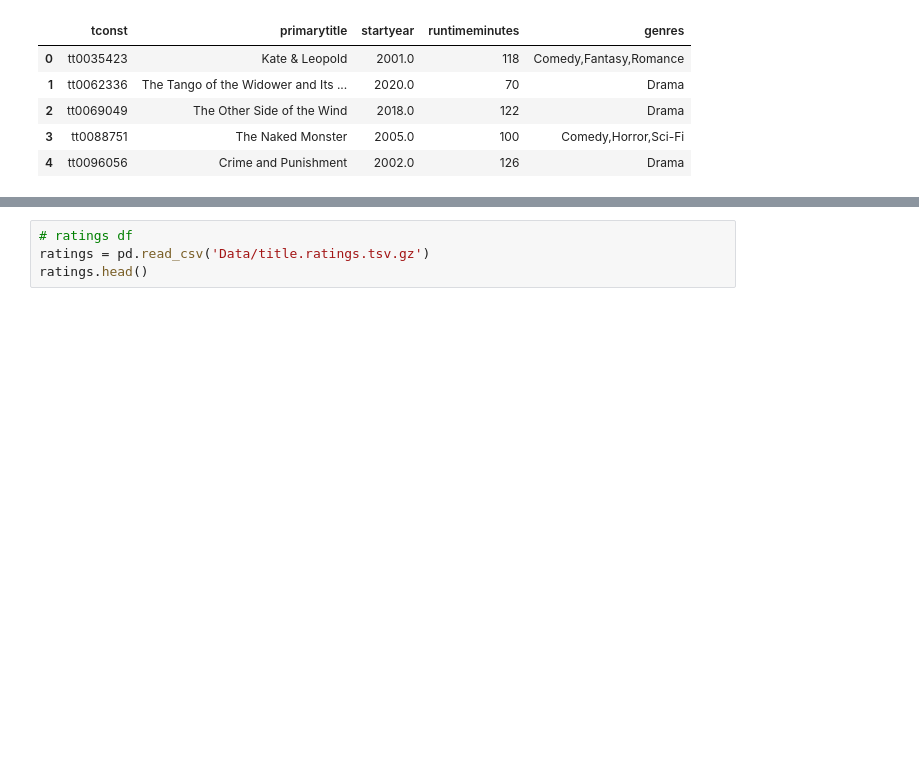
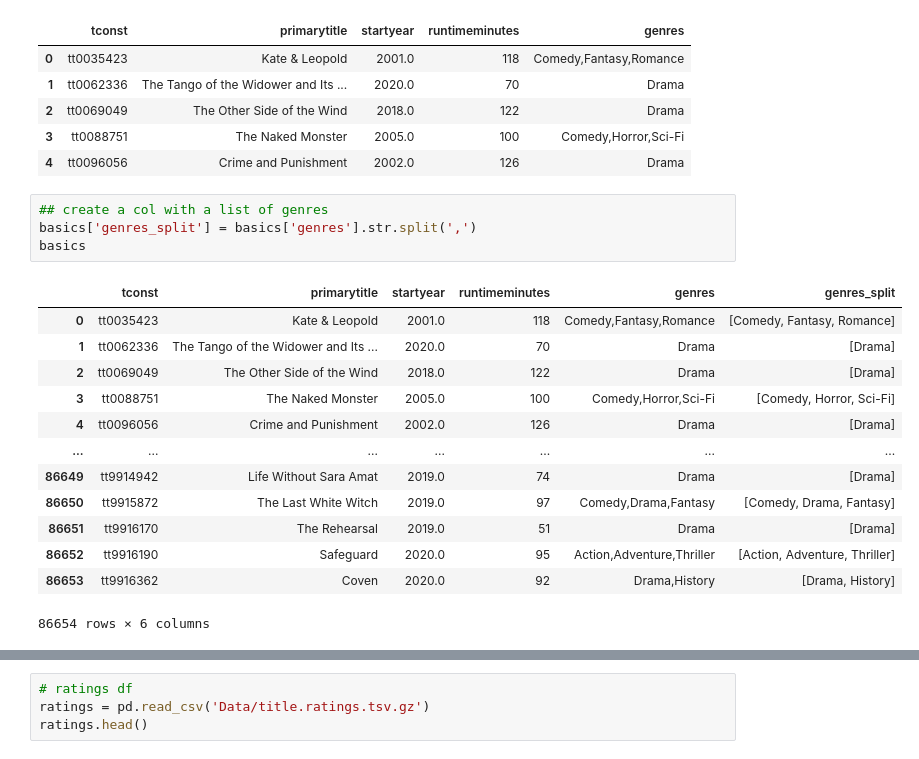
Before and after one commit to pmontecinos23/IMDb-Enrichment, a Jupyter notebook: Untitled.ipynb, the cells around one changed output, grey strips where cells are left out. Saved outputs shown, nothing was run; the diff lists cells and outputs as text; blank space fills up the shorter version.

```diff
--- a/Untitled.ipynb
+++ b/Untitled.ipynb
@@ -27,3 +27,21 @@ basics.head()
 | 2 | tt0069049 | The Other Side of the Wind | 2018.0 | 122 | Drama |
 | 3 | tt0088751 | The Naked Monster | 2005.0 | 100 | Comedy,Horror,Sci-Fi |
 | 4 | tt0096056 | Crime and Punishment | 2002.0 | 126 | Drama |
+# %%
+## create a col with a list of genres
+basics['genres_split'] = basics['genres'].str.split(',')
+basics
+# %% [output]
+|  | tconst | primarytitle | startyear | runtimeminutes | genres | genres_split |
+| 0 | tt0035423 | Kate & Leopold | 2001.0 | 118 | Comedy,Fantasy,Romance | [Comedy, Fantasy, Romance] |
+| 1 | tt0062336 | The Tango of the Widower and Its ... | 2020.0 | 70 | Drama | [Drama] |
+| 2 | tt0069049 | The Other Side of the Wind | 2018.0 | 122 | Drama | [Drama] |
+| 3 | tt0088751 | The Naked Monster | 2005.0 | 100 | Comedy,Horror,Sci-Fi | [Comedy, Horror, Sci-Fi] |
+| 4 | tt0096056 | Crime and Punishment | 2002.0 | 126 | Drama | [Drama] |
+| ... | ... | ... | ... | ... | ... | ... |
+| 86649 | tt9914942 | Life Without Sara Amat | 2019.0 | 74 | Drama | [Drama] |
+| 86650 | tt9915872 | The Last White Witch | 2019.0 | 97 | Comedy,Drama,Fantasy | [Comedy, Drama, Fantasy] |
+| 86651 | tt9916170 | The Rehearsal | 2019.0 | 51 | Drama | [Drama] |
+| 86652 | tt9916190 | Safeguard | 2020.0 | 95 | Action,Adventure,Thriller | [Action, Adventure, Thriller] |
+| 86653 | tt9916362 | Coven | 2020.0 | 92 | Drama,History | [Drama, History] |
+86654 rows × 6 columns
```
Also changed, not shown: parts of 7 cells of this notebook.
